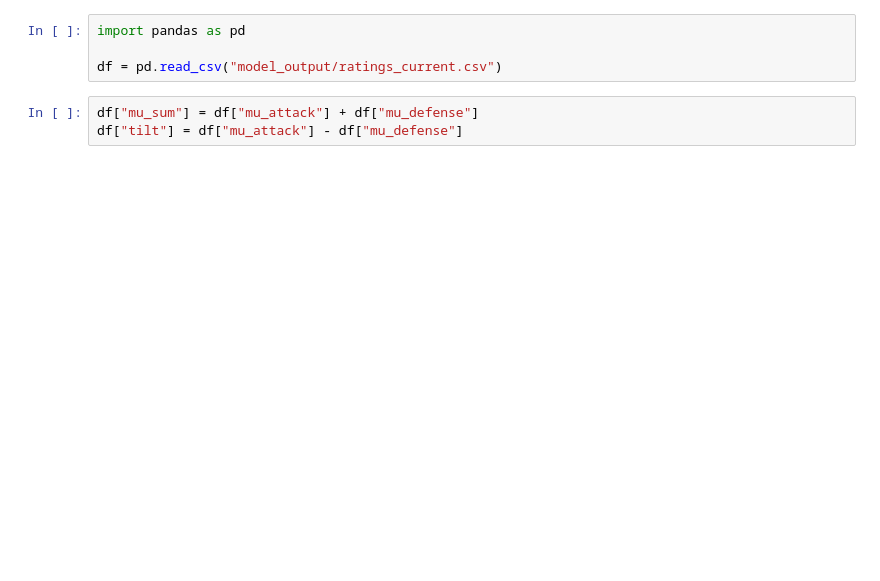
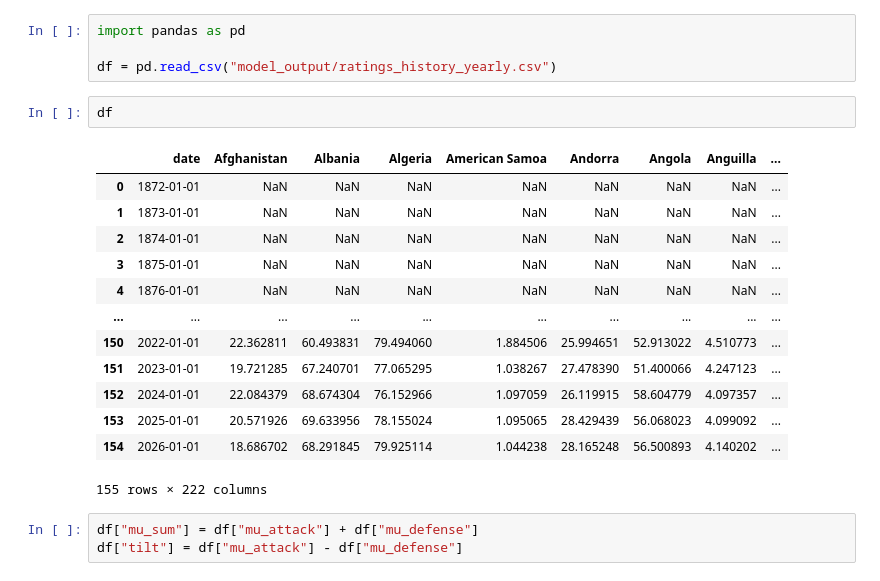
Before and after one commit to rwarneke/football_model, a Jupyter notebook: scratch.ipynb, the cells around one changed output. Saved outputs shown, nothing was run; the diff lists cells and outputs as text; blank space fills up the shorter version.

```diff
--- a/scratch.ipynb
+++ b/scratch.ipynb
@@ -1,7 +1,23 @@
 # %%
 import pandas as pd
 
-df = pd.read_csv("model_output/ratings_current.csv")
+df = pd.read_csv("model_output/ratings_history_yearly.csv")
+# %%
+df
+# %% [output]
+|  | date | Afghanistan | Albania | Algeria | American Samoa | Andorra | Angola | Anguilla | ... |
+| 0 | 1872-01-01 | NaN | NaN | NaN | NaN | NaN | NaN | NaN | ... |
+| 1 | 1873-01-01 | NaN | NaN | NaN | NaN | NaN | NaN | NaN | ... |
+| 2 | 1874-01-01 | NaN | NaN | NaN | NaN | NaN | NaN | NaN | ... |
+| 3 | 1875-01-01 | NaN | NaN | NaN | NaN | NaN | NaN | NaN | ... |
+| 4 | 1876-01-01 | NaN | NaN | NaN | NaN | NaN | NaN | NaN | ... |
+| ... | ... | ... | ... | ... | ... | ... | ... | ... | ... |
+| 150 | 2022-01-01 | 22.362811 | 60.493831 | 79.494060 | 1.884506 | 25.994651 | 52.913022 | 4.510773 | ... |
+| 151 | 2023-01-01 | 19.721285 | 67.240701 | 77.065295 | 1.038267 | 27.478390 | 51.400066 | 4.247123 | ... |
+| 152 | 2024-01-01 | 22.084379 | 68.674304 | 76.152966 | 1.097059 | 26.119915 | 58.604779 | 4.097357 | ... |
+| 153 | 2025-01-01 | 20.571926 | 69.633956 | 78.155024 | 1.095065 | 28.429439 | 56.068023 | 4.099092 | ... |
+| 154 | 2026-01-01 | 18.686702 | 68.291845 | 79.925114 | 1.044238 | 28.165248 | 56.500893 | 4.140202 | ... |
+155 rows × 222 columns
 # %%
 df["mu_sum"] = df["mu_attack"] + df["mu_defense"]
 df["tilt"] = df["mu_attack"] - df["mu_defense"]
```
Also changed, not shown: parts of 1 cell of this notebook, 37 other files.
